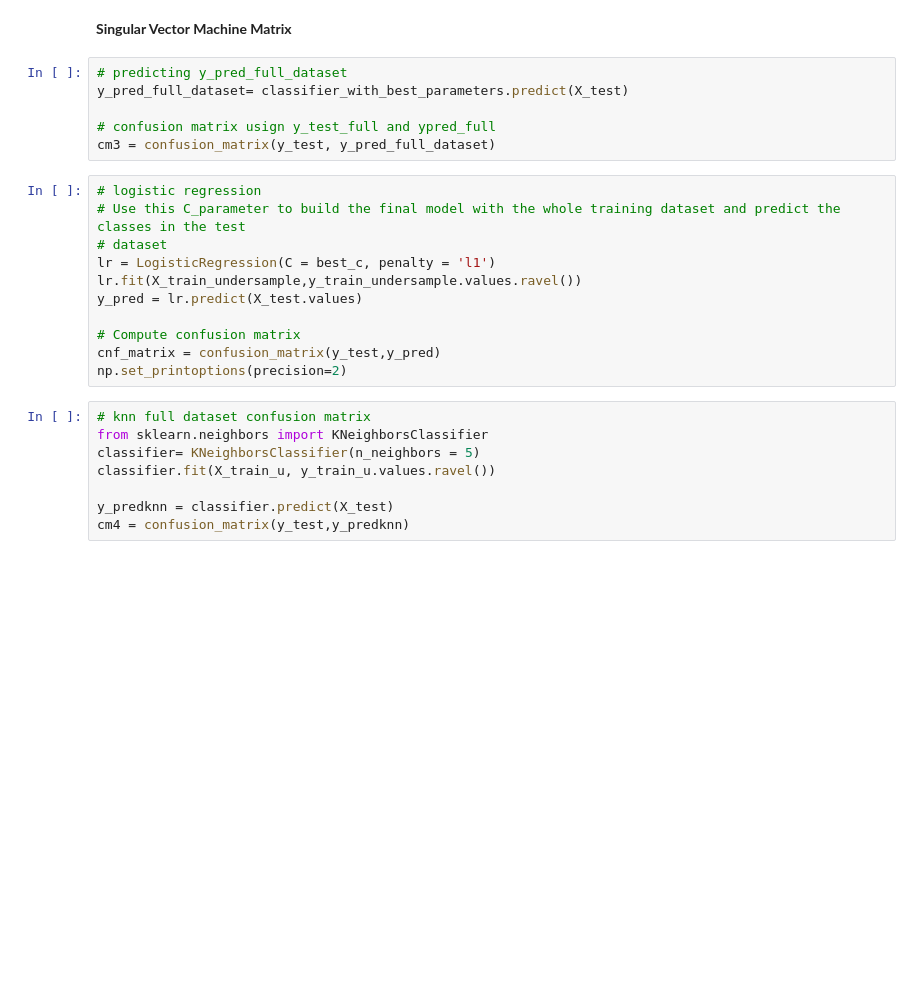
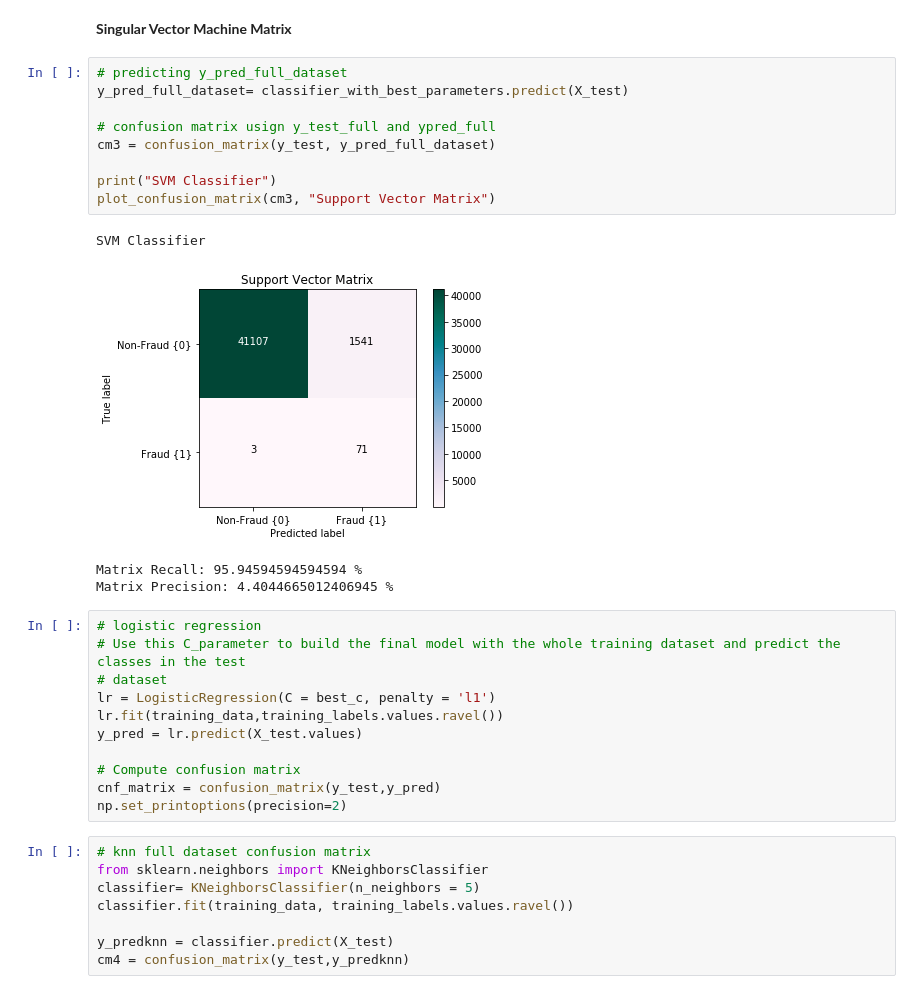
Before and after one commit to safashaikh/MLFinalProj, a Jupyter notebook: creditcard.ipynb, the cells around one changed output. Cells and saved outputs as stored; diff of their text form; blank space fills up the shorter version.

```diff
--- a/creditcard.ipynb
+++ b/creditcard.ipynb
@@ -618,15 +600,23 @@ Matrix Precision: 91.66666666666666 %
 # %%
 # predicting y_pred_full_dataset
 y_pred_full_dataset= classifier_with_best_parameters.predict(X_test)
 
 # confusion matrix usign y_test_full and ypred_full
 cm3 = confusion_matrix(y_test, y_pred_full_dataset)
+
+print("SVM Classifier")
+plot_confusion_matrix(cm3, "Support Vector Matrix")
+# %% [output]
+SVM Classifier
+[figure, added]
+Matrix Recall: 95.94594594594594 %
+Matrix Precision: 4.4044665012406945 %
 # %%
 # logistic regression
 # Use this C_parameter to build the final model with the whole training dataset and predict the classes in the test
 # dataset
 lr = LogisticRegression(C = best_c, penalty = 'l1')
-lr.fit(X_train_undersample,y_train_undersample.values.ravel())
+lr.fit(training_data,training_labels.values.ravel())
 y_pred = lr.predict(X_test.values)
 
 # Compute confusion matrix
@@ -636,7 +626,7 @@ np.set_printoptions(precision=2)
 # knn full dataset confusion matrix
 from sklearn.neighbors import KNeighborsClassifier
 classifier= KNeighborsClassifier(n_neighbors = 5)
-classifier.fit(X_train_u, y_train_u.values.ravel())
+classifier.fit(training_data, training_labels.values.ravel())
 
 y_predknn = classifier.predict(X_test)
 cm4 = confusion_matrix(y_test,y_predknn)
```
Also changed, not shown: parts of 21 cells of this notebook.
